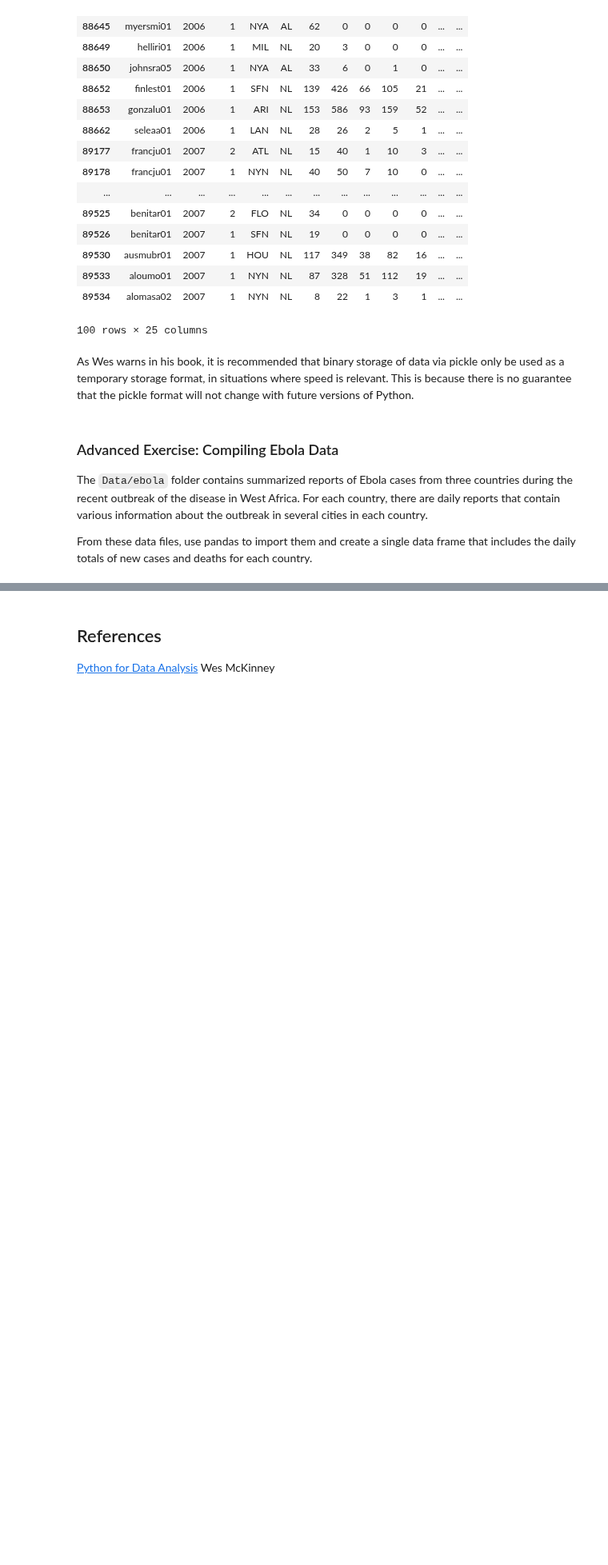
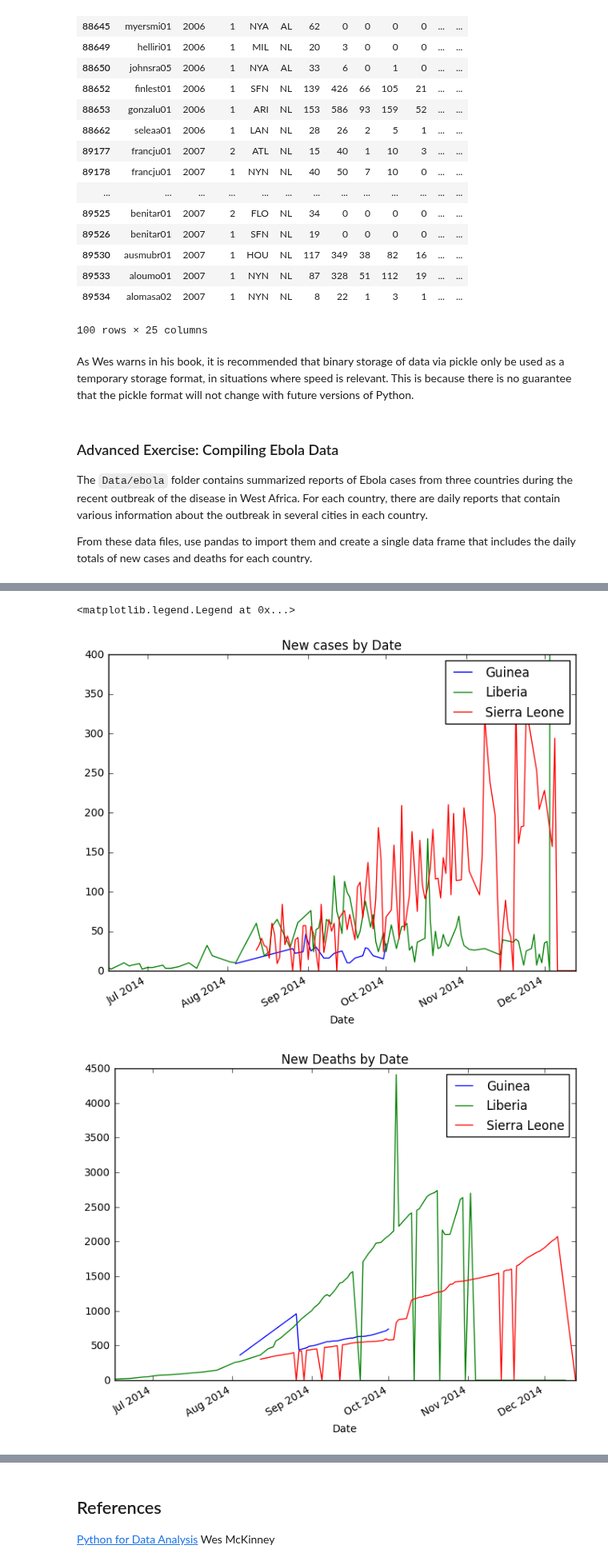
Before and after one commit to meryemmhamdi1/Gokcen_Meryem_Riyadh_ADA, a Jupyter notebook: 01 - Pandas and Data Wrangling/Intro to Pandas.ipynb, the cells around one changed output, grey strips where cells are left out. Shown at 80% size. Drawn from its saved outputs; the diff is of its cells as text; code cells hidden in the pictures; blank space fills up the shorter version.

Commit message:
modified ebola plots and added .gitignore

```diff
--- a/01 - Pandas and Data Wrangling/Intro to Pandas.ipynb
+++ b/01 - Pandas and Data Wrangling/Intro to Pandas.ipynb
@@ -2320,19 +2324,22 @@ frame
 # %%
 # In the second part of the exercise, we did 2 plots: one for new cases for the 3 countries
 # and the second one for new deaths for the 3 countries
 %matplotlib inline
 import matplotlib.pyplot as plt
-fig, ax = plt.subplots(figsize=(12,8))
-#ax.set_ylim([0,400])
+fig, ax = plt.subplots(figsize=(8,6))
+ax.set_ylim([0,400]) # We limit because there is an ugly&wrong record in Liberia that causes y-axis to jump 8000.
 groups = frame[['Country', 'New Cases', 'Date']].groupby('Country') #.plot(kind='kde',ax =ax)
 for i, group in groups:
-    #print(str(group.iloc[0,0]))
-    group.plot(x='Date',ax=ax)
+    group.plot(x='Date',y='New Cases', title='New cases by Date',ax=ax)
 ax.legend([ str(group.iloc[0,0]) for _,group in groups])
 
-fig2, ax2 = plt.subplots(figsize=(12,8))
+fig2, ax2 = plt.subplots(figsize=(8,6))
 #2ax.set_ylim([0,400])
-groups2 = frame[['Country', 'New Deaths', 'Date']].groupby('Country') #.plot(kind='kde',ax =ax)
+groups2 = frame[['Country', 'New Deaths', 'Date']].groupby('Country') #.plot(,ax =ax)
 for i, group in groups2:
-    group.plot(x='Date',ax=ax2)
+    group.plot(x='Date',ax=ax2, title='New Deaths by Date')
 ax2.legend([ str(group.iloc[0,0]) for _,group in groups2])
+# %% [output]
+<matplotlib.legend.Legend at 0x...>
+[figure, added]
+[figure, added]
```
Also changed, not shown: parts of 2 cells of this notebook, 1 other file.
